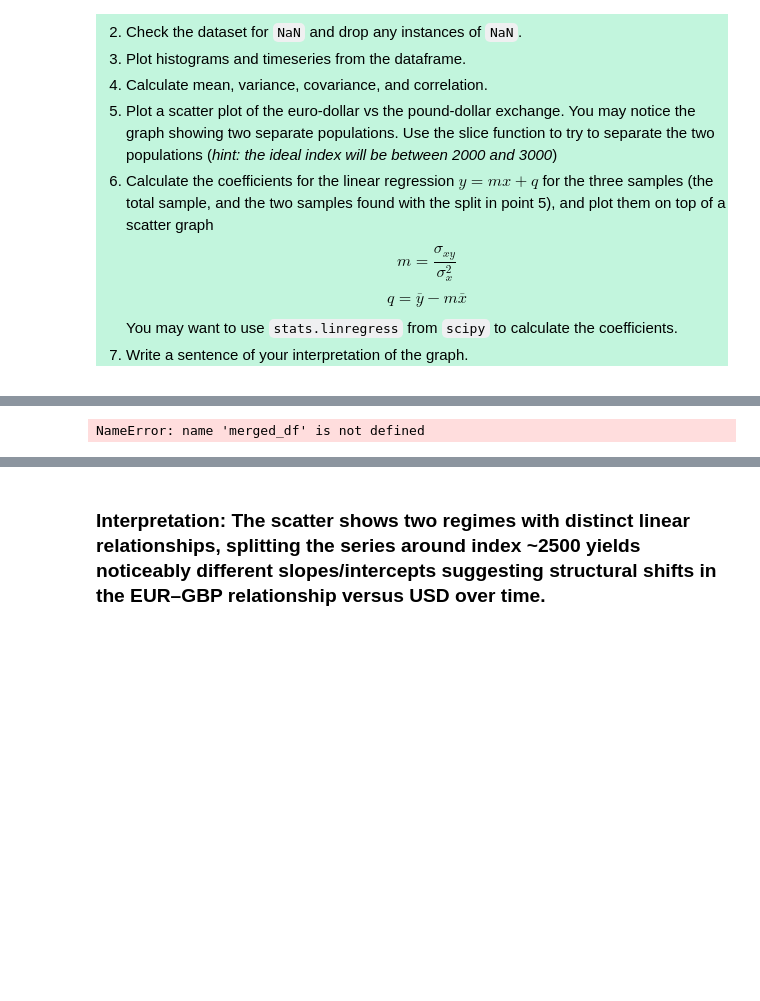
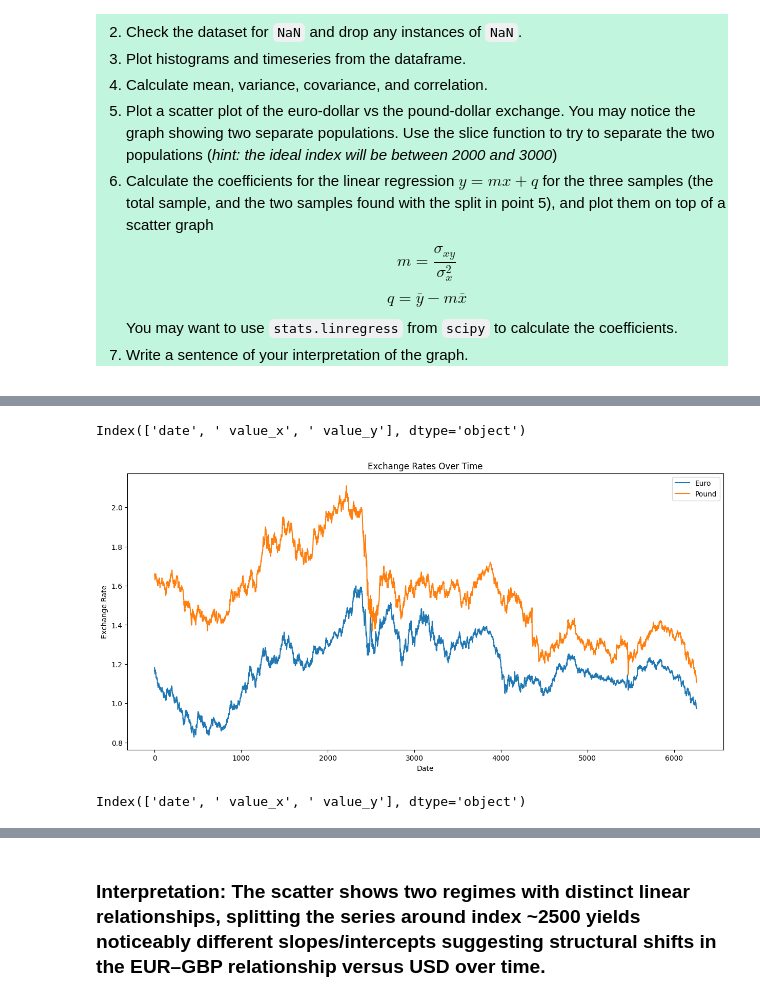
Before and after one commit to nakulpandit/QM_ML_DL_Lab, a Jupyter notebook: Week 2/Week_2_2025_basics_pandas.ipynb, the cells around one changed output, grey strips where cells are left out. Drawn from its saved outputs; the diff is of its cells as text; code cells hidden in the pictures; blank space fills up the shorter version.

```diff
--- a/Week 2/Week_2_2025_basics_pandas.ipynb
+++ b/Week 2/Week_2_2025_basics_pandas.ipynb
@@ -1219,11 +1229,20 @@ NameError: name 'merged_df' is not defined
-# %%
-mean_vals = merged_df[['EURUSD', 'GBPUSD']].mean()
-var_vals = merged_df[['EURUSD', 'GBPUSD']].var()
-cov_matrix = merged_df[['EURUSD', 'GBPUSD']].cov()
-corr_matrix = merged_df[['EURUSD', 'GBPUSD']].corr()
-print('Mean:\n', mean_vals)
-print('Variance:\n', var_vals)
-print('Covariance:\n', cov_matrix)
-print('Correlation:\n', corr_matrix)
-# %% [output]
-NameError: name 'merged_df' is not defined
+# %%
+merged_df.columns
+# %% [output]
+Index(['date', ' value_x', ' value_y'], dtype='object')
+# %%
+# Timeseries
+plt.figure(figsize=(15,7))
+plt.plot(merged_df[" value_x"], label="Euro")
+plt.plot(merged_df[" value_y"], label="Pound")
+plt.legend()
+plt.xlabel('Date')
+plt.ylabel('Exchange Rate')
+plt.title('Exchange Rates Over Time')
+plt.show()
+# %% [output]
+[figure, added]
+# %%
+merged_df.columns
+# %% [output]
+Index(['date', ' value_x', ' value_y'], dtype='object')
```
Also changed, not shown: parts of 16 cells of this notebook, 1 other file.
